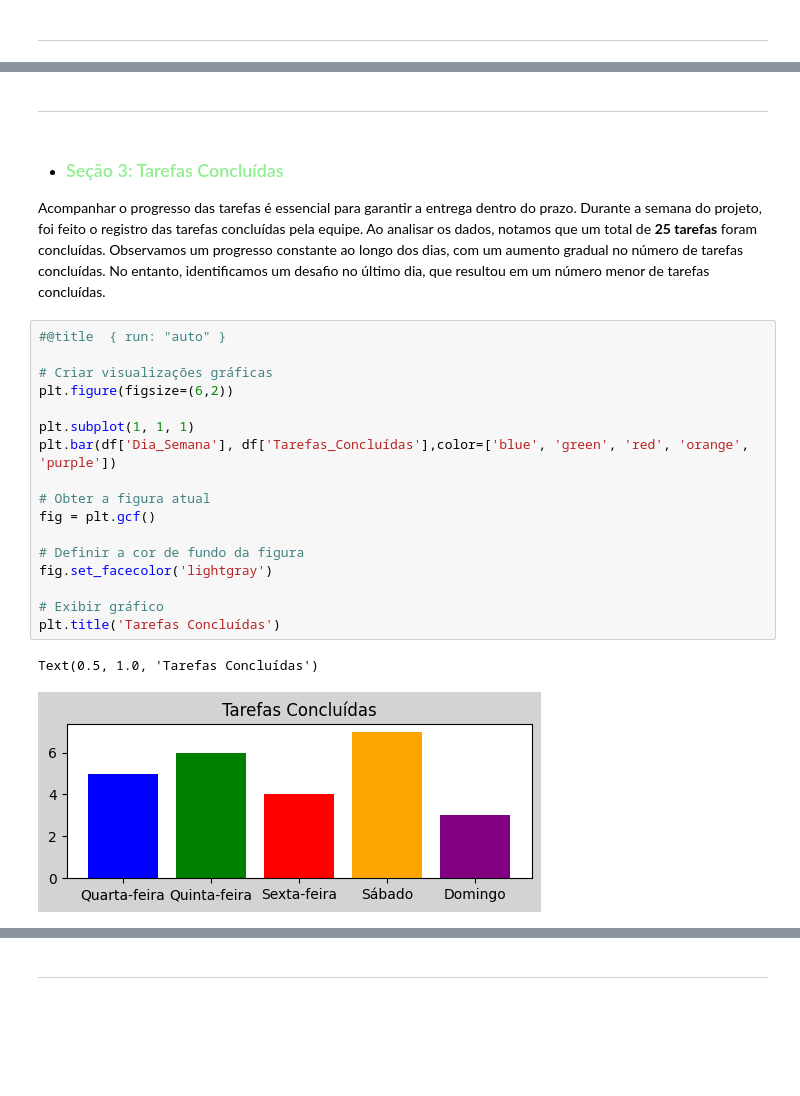
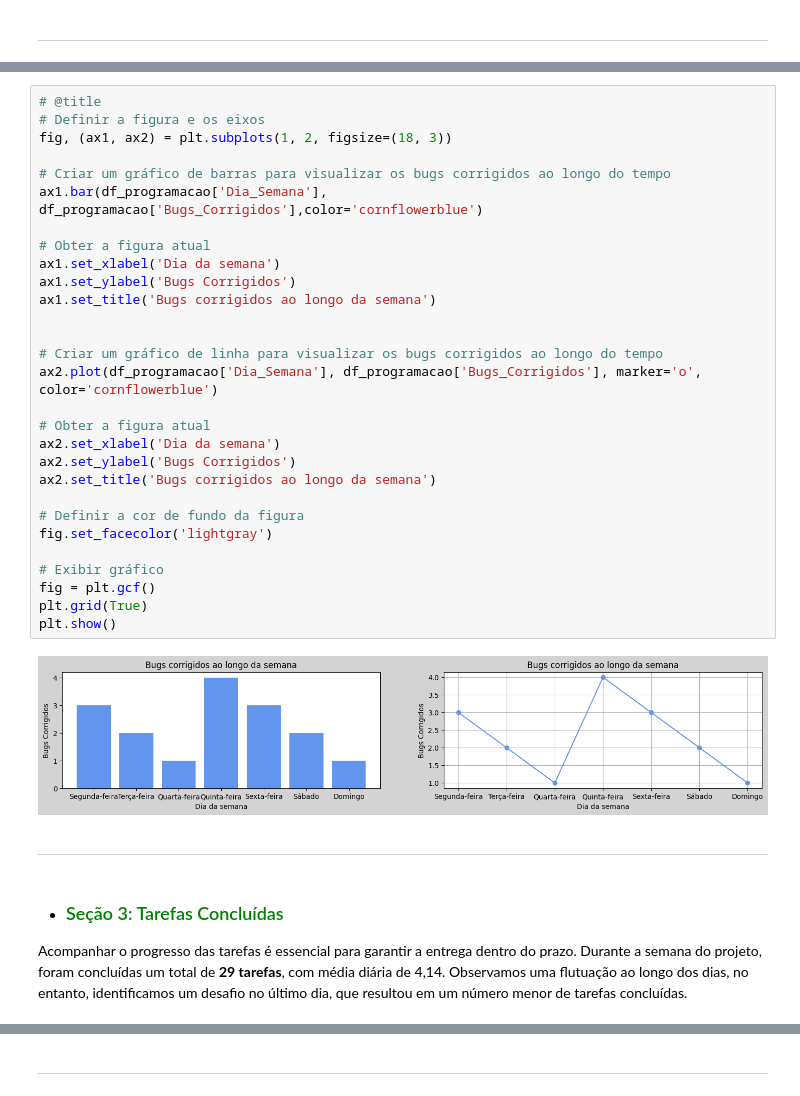
Before and after one commit to luhonunes/Relatorios-de-Progresso, a Jupyter notebook: relatorios_de_projetos.ipynb, the cells around one changed output, grey strips where cells are left out. Saved outputs shown, nothing was run; the diff lists cells and outputs as text; blank space fills up the shorter version.

```diff
--- a/relatorios_de_projetos.ipynb
+++ b/relatorios_de_projetos.ipynb
@@ -115,26 +202,37 @@ Text(0.5, 1.0, 'Bugs Corrigidos')
+# %%
+# @title
+# Definir a figura e os eixos
+fig, (ax1, ax2) = plt.subplots(1, 2, figsize=(18, 3))
+
+# Criar um gráfico de barras para visualizar os bugs corrigidos ao longo do tempo
+ax1.bar(df_programacao['Dia_Semana'], df_programacao['Bugs_Corrigidos'],color='cornflowerblue')
+
+# Obter a figura atual
+ax1.set_xlabel('Dia da semana')
+ax1.set_ylabel('Bugs Corrigidos')
+ax1.set_title('Bugs corrigidos ao longo da semana')
+
+
+# Criar um gráfico de linha para visualizar os bugs corrigidos ao longo do tempo
+ax2.plot(df_programacao['Dia_Semana'], df_programacao['Bugs_Corrigidos'], marker='o', color='cornflowerblue')
+
+# Obter a figura atual
+ax2.set_xlabel('Dia da semana')
+ax2.set_ylabel('Bugs Corrigidos')
+ax2.set_title('Bugs corrigidos ao longo da semana')
+
+# Definir a cor de fundo da figura
+fig.set_facecolor('lightgray')
+
+# Exibir gráfico
+fig = plt.gcf()
+plt.grid(True)
+plt.show()
+# %% [output]
+[figure, added]
 # %% [markdown]
 ***
 # %% [markdown]
-+ ### <font color = lightgreen> Seção 3: Tarefas Concluídas </font>
++ ### <font color='green'> Seção 3: Tarefas Concluídas
 
-Acompanhar o progresso das tarefas é essencial para garantir a entrega dentro do prazo. Durante a semana do projeto, foi feito o registro das tarefas concluídas pela equipe. Ao analisar os dados, notamos que um total de **25 tarefas** foram concluídas. Observamos um progresso constante ao longo dos dias, com um aumento gradual no número de tarefas concluídas. No entanto, identificamos um desafio no último dia, que resultou em um número menor de tarefas concluídas.
+Acompanhar o progresso das tarefas é essencial para garantir a entrega dentro do prazo. Durante a semana do projeto, foram concluídas um total de **29 tarefas**, com média diária de 4,14. Observamos uma flutuação ao longo dos dias, no entanto, identificamos um desafio no último dia, que resultou em um número menor de tarefas concluídas.
-# %%
-#@title  { run: "auto" }
-
-# Criar visualizações gráficas
-plt.figure(figsize=(6,2))
-
-plt.subplot(1, 1, 1)
-plt.bar(df['Dia_Semana'], df['Tarefas_Concluídas'],color=['blue', 'green', 'red', 'orange', 'purple'])
-
-# Obter a figura atual
-fig = plt.gcf()
-
-# Definir a cor de fundo da figura
-fig.set_facecolor('lightgray')
-
-# Exibir gráfico
-plt.title('Tarefas Concluídas')
-# %% [output]
-Text(0.5, 1.0, 'Tarefas Concluídas')
-[figure, removed]
```
Also changed, not shown: parts of 52 cells of this notebook.
